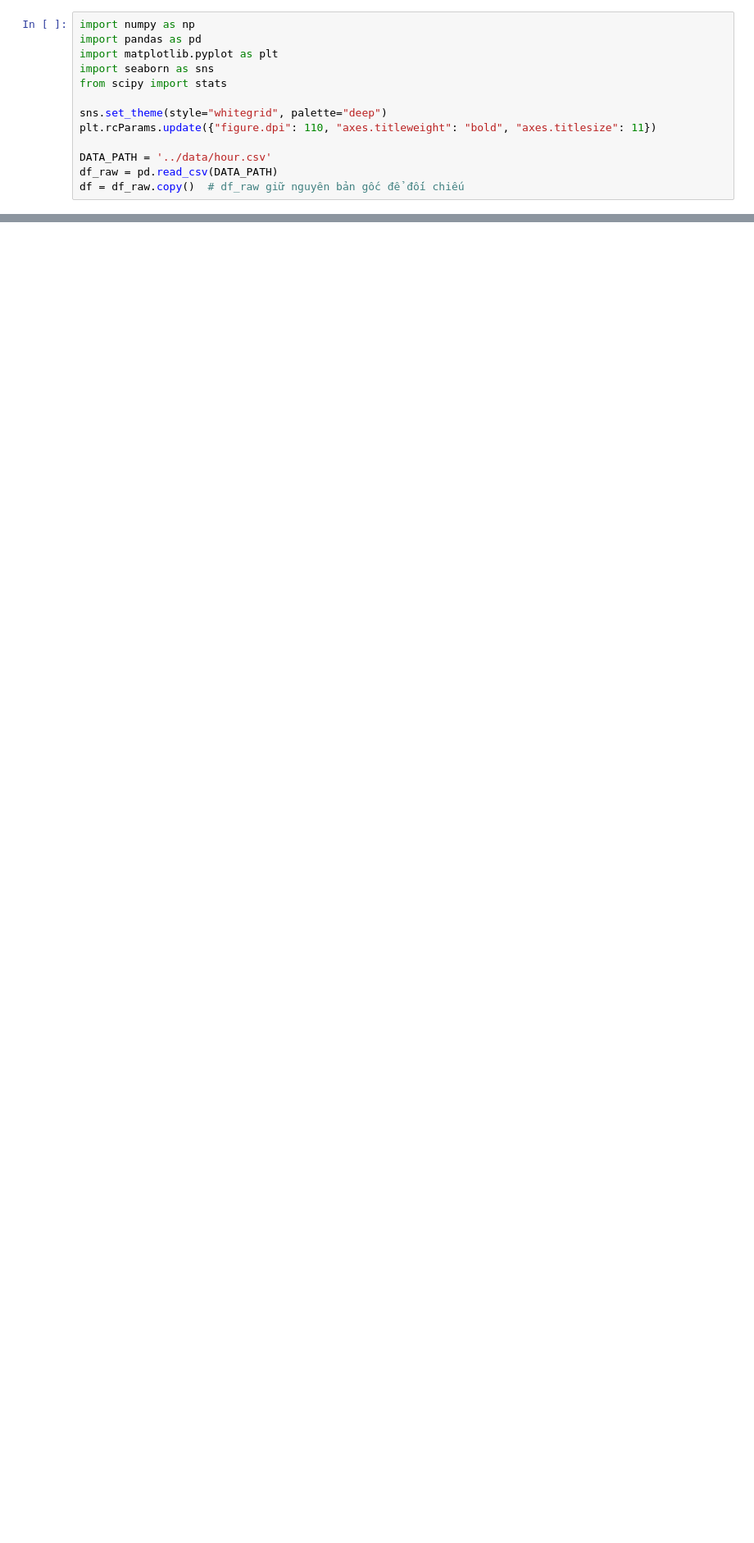
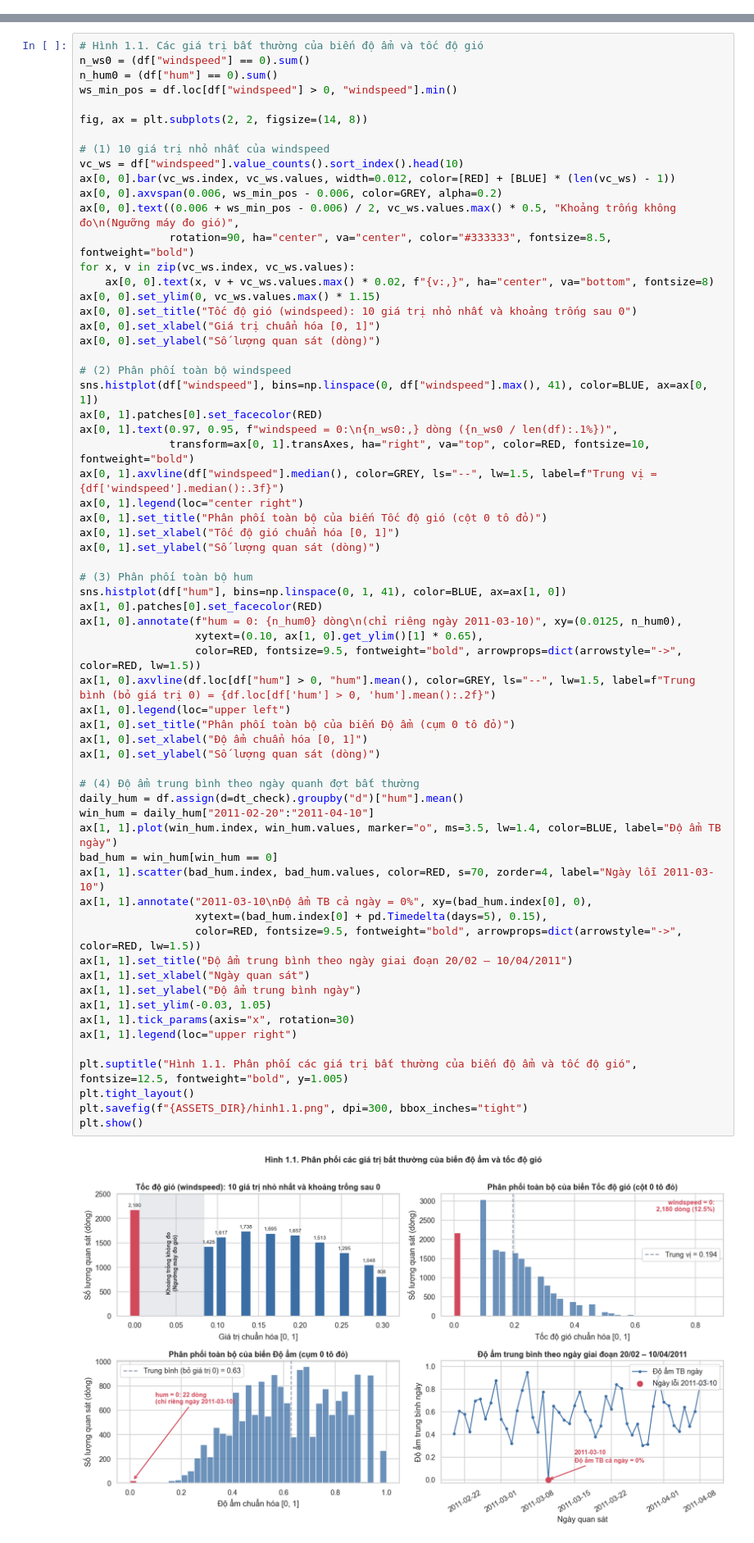
Before and after one commit to TheUn4given123jkbkjs/Data_Analytic_and_Visualization_BikeSharing_W.DC, a Jupyter notebook: EDA/EDA.ipynb, the cells around one changed output, grey strips where cells are left out. Shown at 82% size. Cells and saved outputs as stored; diff of their text form; blank space fills up the shorter version.

Commit message:
refactor(EDA): finalize EDA report & notebook with full VN charts, remove Spearman overlap, export cleaned data, init Hypothesis_Test

```diff
--- a/EDA/EDA.ipynb
+++ b/EDA/EDA.ipynb
@@ -56,13 +0,0 @@ Lưu ý: các biến `temp`, `atemp`, `hum`, `windspeed` trong file gốc đã
-# %%
-import numpy as np
-import pandas as pd
-import matplotlib.pyplot as plt
-import seaborn as sns
-from scipy import stats
-
-sns.set_theme(style="whitegrid", palette="deep")
-plt.rcParams.update({"figure.dpi": 110, "axes.titleweight": "bold", "axes.titlesize": 11})
-
-DATA_PATH = '../data/hour.csv'
-df_raw = pd.read_csv(DATA_PATH)
-df = df_raw.copy()  # df_raw giữ nguyên bản gốc để đối chiếu
@@ -1364,0 +143,66 @@ Giá trị ngoại lai thống kê (statistical outlier) khác với lỗi dữ
+# %%
+# Hình 1.1. Các giá trị bất thường của biến độ ẩm và tốc độ gió
+n_ws0 = (df["windspeed"] == 0).sum()
+n_hum0 = (df["hum"] == 0).sum()
+ws_min_pos = df.loc[df["windspeed"] > 0, "windspeed"].min()
+
+fig, ax = plt.subplots(2, 2, figsize=(14, 8))
+
+# (1) 10 giá trị nhỏ nhất của windspeed
+vc_ws = df["windspeed"].value_counts().sort_index().head(10)
+ax[0, 0].bar(vc_ws.index, vc_ws.values, width=0.012, color=[RED] + [BLUE] * (len(vc_ws) - 1))
+ax[0, 0].axvspan(0.006, ws_min_pos - 0.006, color=GREY, alpha=0.2)
+ax[0, 0].text((0.006 + ws_min_pos - 0.006) / 2, vc_ws.values.max() * 0.5, "Khoảng trống không đo\n(Ngưỡng máy đo gió)",
+              rotation=90, ha="center", va="center", color="#333333", fontsize=8.5, fontweight="bold")
+for x, v in zip(vc_ws.index, vc_ws.values):
+    ax[0, 0].text(x, v + vc_ws.values.max() * 0.02, f"{v:,}", ha="center", va="bottom", fontsize=8)
+ax[0, 0].set_ylim(0, vc_ws.values.max() * 1.15)
+ax[0, 0].set_title("Tốc độ gió (windspeed): 10 giá trị nhỏ nhất và khoảng trống sau 0")
+ax[0, 0].set_xlabel("Giá trị chuẩn hóa [0, 1]")
+ax[0, 0].set_ylabel("Số lượng quan sát (dòng)")
+
+# (2) Phân phối toàn bộ windspeed
+sns.histplot(df["windspeed"], bins=np.linspace(0, df["windspeed"].max(), 41), color=BLUE, ax=ax[0, 1])
+ax[0, 1].patches[0].set_facecolor(RED)
+ax[0, 1].text(0.97, 0.95, f"windspeed = 0:\n{n_ws0:,} dòng ({n_ws0 / len(df):.1%})",
+              transform=ax[0, 1].transAxes, ha="right", va="top", color=RED, fontsize=10, fontweight="bold")
+ax[0, 1].axvline(df["windspeed"].median(), color=GREY, ls="--", lw=1.5, label=f"Trung vị = {df['windspeed'].median():.3f}")
+ax[0, 1].legend(loc="center right")
+ax[0, 1].set_title("Phân phối toàn bộ của biến Tốc độ gió (cột 0 tô đỏ)")
+ax[0, 1].set_xlabel("Tốc độ gió chuẩn hóa [0, 1]")
+ax[0, 1].set_ylabel("Số lượng quan sát (dòng)")
+
+# (3) Phân phối toàn bộ hum
+sns.histplot(df["hum"], bins=np.linspace(0, 1, 41), color=BLUE, ax=ax[1, 0])
+ax[1, 0].patches[0].set_facecolor(RED)
+ax[1, 0].annotate(f"hum = 0: {n_hum0} dòng\n(chỉ riêng ngày 2011-03-10)", xy=(0.0125, n_hum0),
+                  xytext=(0.10, ax[1, 0].get_ylim()[1] * 0.65),
+                  color=RED, fontsize=9.5, fontweight="bold", arrowprops=dict(arrowstyle="->", color=RED, lw=1.5))
+ax[1, 0].axvline(df.loc[df["hum"] > 0, "hum"].mean(), color=GREY, ls="--", lw=1.5, label=f"Trung bình (bỏ giá trị 0) = {df.loc[df['hum'] > 0, 'hum'].mean():.2f}")
+ax[1, 0].legend(loc="upper left")
+ax[1, 0].set_title("Phân phối toàn bộ của biến Độ ẩm (cụm 0 tô đỏ)")
+ax[1, 0].set_xlabel("Độ ẩm chuẩn hóa [0, 1]")
+ax[1, 0].set_ylabel("Số lượng quan sát (dòng)")
+
+# (4) Độ ẩm trung bình theo ngày quanh đợt bất thường
+daily_hum = df.assign(d=dt_check).groupby("d")["hum"].mean()
+win_hum = daily_hum["2011-02-20":"2011-04-10"]
+ax[1, 1].plot(win_hum.index, win_hum.values, marker="o", ms=3.5, lw=1.4, color=BLUE, label="Độ ẩm TB ngày")
+bad_hum = win_hum[win_hum == 0]
+ax[1, 1].scatter(bad_hum.index, bad_hum.values, color=RED, s=70, zorder=4, label="Ngày lỗi 2011-03-10")
+ax[1, 1].annotate("2011-03-10\nĐộ ẩm TB cả ngày = 0%", xy=(bad_hum.index[0], 0),
+                  xytext=(bad_hum.index[0] + pd.Timedelta(days=5), 0.15),
+                  color=RED, fontsize=9.5, fontweight="bold", arrowprops=dict(arrowstyle="->", color=RED, lw=1.5))
+ax[1, 1].set_title("Độ ẩm trung bình theo ngày giai đoạn 20/02 – 10/04/2011")
+ax[1, 1].set_xlabel("Ngày quan sát")
+ax[1, 1].set_ylabel("Độ ẩm trung bình ngày")
+ax[1, 1].set_ylim(-0.03, 1.05)
+ax[1, 1].tick_params(axis="x", rotation=30)
+ax[1, 1].legend(loc="upper right")
+
+plt.suptitle("Hình 1.1. Phân phối các giá trị bất thường của biến độ ẩm và tốc độ gió", fontsize=12.5, fontweight="bold", y=1.005)
+plt.tight_layout()
+plt.savefig(f"{ASSETS_DIR}/hinh1.1.png", dpi=300, bbox_inches="tight")
+plt.show()
+# %% [output]
+[figure, added]
```
Also changed, not shown: parts of 103 cells of this notebook, 16 other files.
